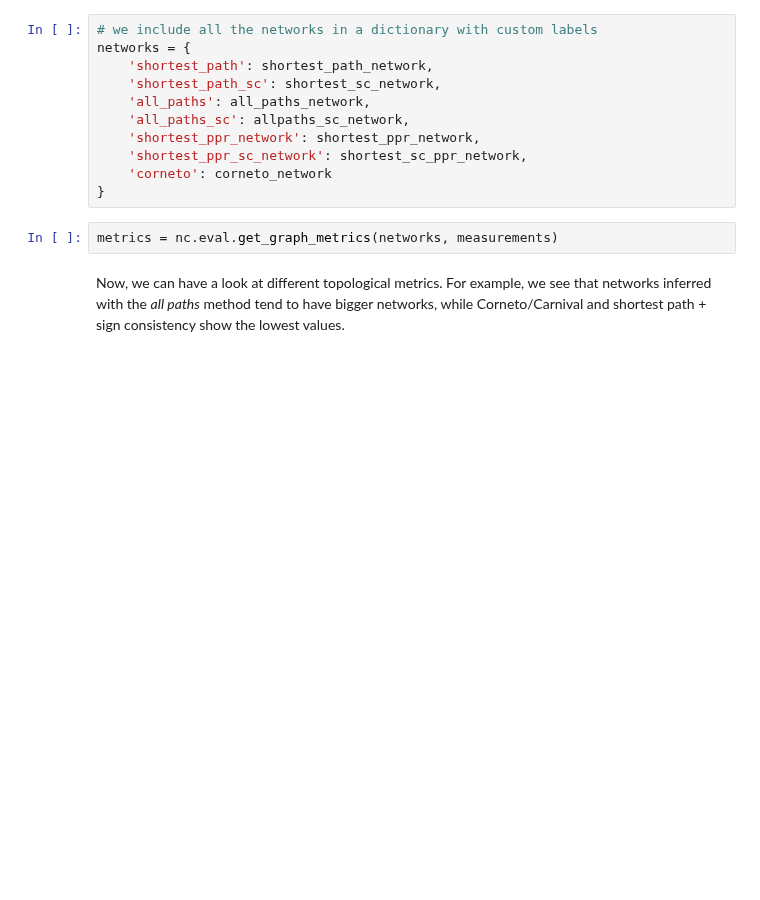
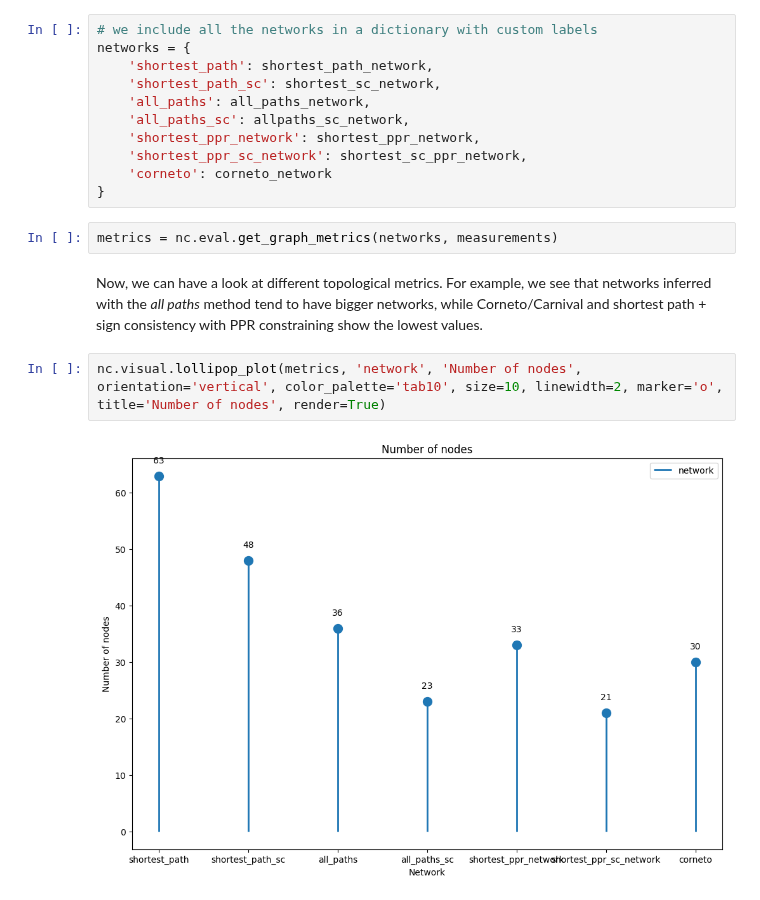
Before and after one commit to saezlab/networkcommons, a Jupyter notebook: docs/src/vignettes/1_offtarget_panacea.ipynb, the cells around one changed output. Cells and saved outputs as stored; diff of their text form; blank space fills up the shorter version.

```diff
--- a/docs/src/vignettes/1_offtarget_panacea.ipynb
+++ b/docs/src/vignettes/1_offtarget_panacea.ipynb
@@ -215,4 +231,8 @@ networks = {
 # %%
 metrics = nc.eval.get_graph_metrics(networks, measurements)
 # %% [markdown]
-Now, we can have a look at different topological metrics. For example, we see that networks inferred with the *all paths* method tend to have bigger networks, while Corneto/Carnival and shortest path + sign consistency show the lowest values.
+Now, we can have a look at different topological metrics. For example, we see that networks inferred with the *all paths* method tend to have bigger networks, while Corneto/Carnival and shortest path + sign consistency with PPR constraining show the lowest values.
+# %%
+nc.visual.lollipop_plot(metrics, 'network', 'Number of nodes', orientation='vertical', color_palette='tab10', size=10, linewidth=2, marker='o', title='Number of nodes', render=True)
+# %% [output]
+[figure, added]
```
Also changed, not shown: parts of 23 cells of this notebook, 1 other file.
